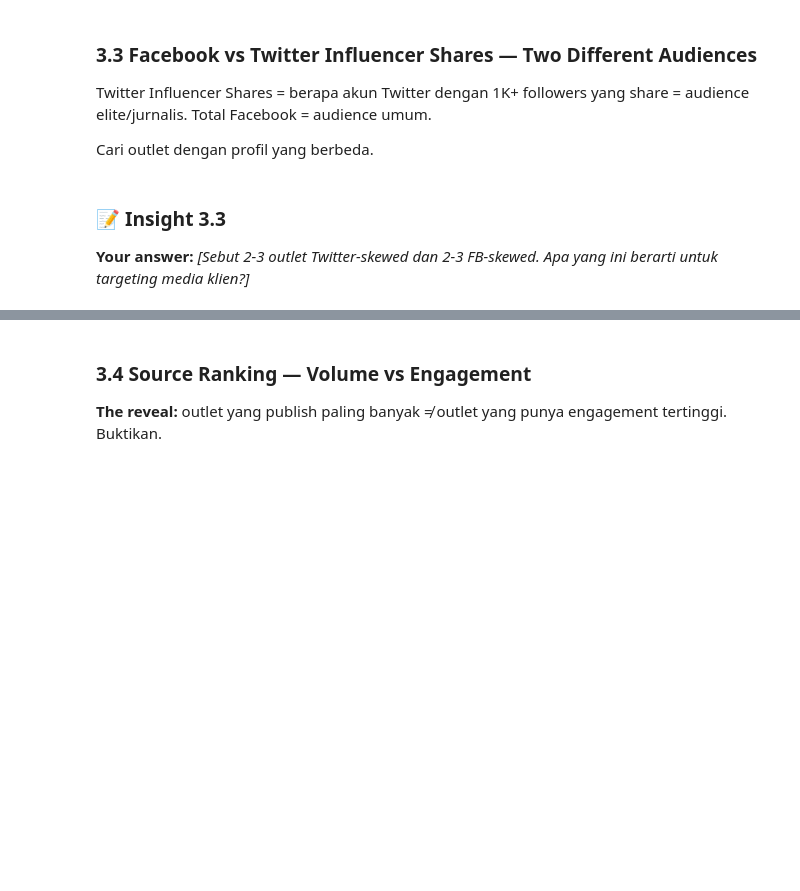
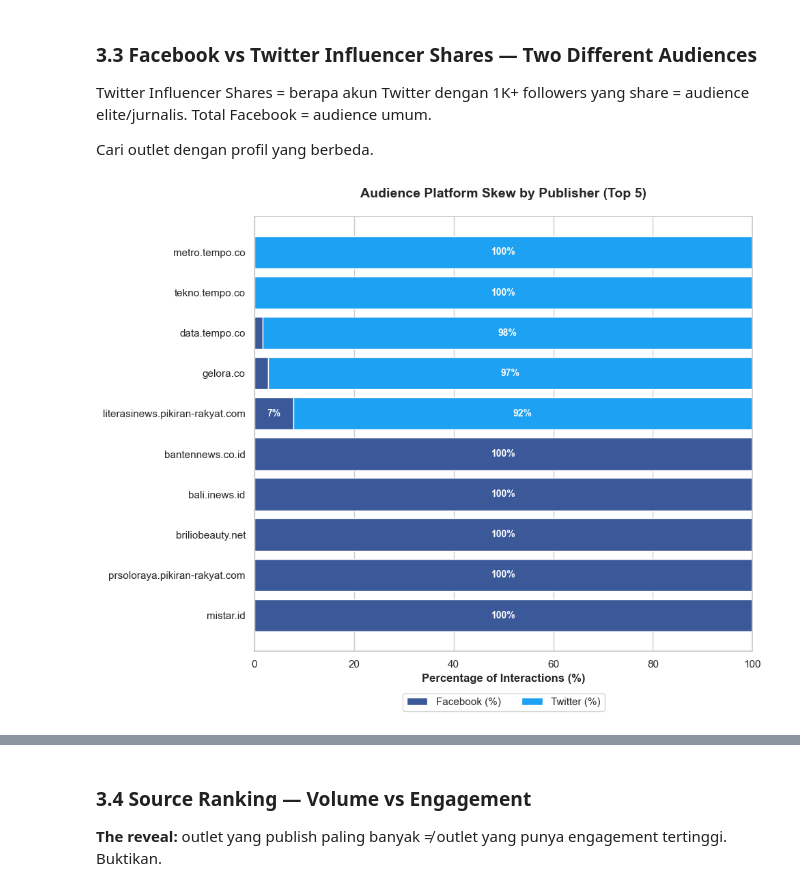
Before and after one commit to nprasetio/maverick-jakarta-air-pollution, a Jupyter notebook: notebooks/analysis.ipynb, the cells around one changed output, grey strips where cells are left out. Saved outputs shown, nothing was run; the diff lists cells and outputs as text; code cells hidden in the pictures; blank space fills up the shorter version.

```diff
--- a/notebooks/analysis.ipynb
+++ b/notebooks/analysis.ipynb
@@ -627,4 +608,73 @@ print(src.sort_values('tw_to_fb_ratio', ascending=True).head(5))
-# %% [markdown]
-### 📝 Insight 3.3
-
-**Your answer:** _[Sebut 2-3 outlet Twitter-skewed dan 2-3 FB-skewed. Apa yang ini berarti untuk targeting media klien?]_
+# %%
+# TODO 3.3 — Facebook vs Twitter Influencer
+
+import matplotlib.pyplot as plt
+import numpy as np
+import pandas as pd
+
+# 1. Aggregate total FB and Twitter interactions per Website
+platform_split = df.groupby('Website')[['Total Facebook', 'Twitter Influencer Shares']].sum()
+platform_split['Total'] = platform_split['Total Facebook'] + platform_split['Twitter Influencer Shares']
+
+# 2. Filter: Only keep websites with >100 total interactions to ensure data validity (remove noise)
+platform_split = platform_split[platform_split['Total'] > 100].copy()
+
+# 3. Calculate percentage ratios
+platform_split['FB_Pct'] = platform_split['Total Facebook'] / platform_split['Total'] * 100
+platform_split['TW_Pct'] = platform_split['Twitter Influencer Shares'] / platform_split['Total'] * 100
+
+# 4. Extract Top 5 Twitter-dominated and Top 5 Facebook-dominated websites
+tw_skewed = platform_split.sort_values('TW_Pct', ascending=False).head(5)
+fb_skewed = platform_split.sort_values('FB_Pct', ascending=False).head(5)
+
+# Combine data for plotting purposes
+plot_data = pd.concat([tw_skewed, fb_skewed])
+
+# 5. Visualize as a Stacked Horizontal Bar Chart
+fig, ax = plt.subplots(figsize=(10, 8)) # Increased height to accommodate 10 bars
+
+y_pos = np.arange(len(plot_data))
+websites = plot_data.index
+
+# Create bars for Facebook (Dark Blue)
+fb_bars = ax.barh(y_pos, plot_data['FB_Pct'], color='#3b5998', edgecolor='white', label='Facebook (%)')
+# Create bars for Twitter (Light Blue), stacked next to Facebook bars
+tw_bars = ax.barh(y_pos, plot_data['TW_Pct'], left=plot_data['FB_Pct'], color='#1da1f2', edgecolor='white', label='Twitter (%)')
+
+# Add percentage values inside the bars
+for fb_bar, tw_bar in zip(fb_bars, tw_bars):
+    fb_width = fb_bar.get_width()
+    tw_width = tw_bar.get_width()
+
+    # Label for Facebook (Only show if the bar is wide enough, e.g., > 5%)
+    if fb_width > 5:
+        ax.text(fb_width / 2, fb_bar.get_y() + fb_bar.get_height() / 2,
+                f'{int(fb_width)}%',
+                ha='center', va='center', color='white', fontweight='bold', fontsize=10)
+
+    # Label for Twitter (Only show if the bar is wide enough, e.g., > 5%)
+    if tw_width > 5:
+        ax.text(fb_width + (tw_width / 2), tw_bar.get_y() + tw_bar.get_height() / 2,
+                f'{int(tw_width)}%',
+                ha='center', va='center', color='white', fontweight='bold', fontsize=10)
+
+# Format axes labels
+ax.set_yticks(y_pos)
+ax.set_yticklabels(websites, fontsize=11)
+ax.invert_yaxis()  # Invert y-axis to read top-to-bottom
+
+ax.set_xlabel('Percentage of Interactions (%)', fontweight='bold')
+ax.set_title('Audience Platform Skew by Publisher (Top 5)', pad=20, fontweight='bold', fontsize=14)
+
+# Move the legend outside the chart to avoid overlapping data
+ax.legend(loc='lower center', bbox_to_anchor=(0.5, -0.15), ncol=2, fontsize=11)
+
+plt.tight_layout()
+
+# Save chart to the outputs directory
+plt.savefig(CHARTS_DIR / '05_platform_skew.png', dpi=150, bbox_inches='tight')
+
+# Display the plot
+plt.show()
+# %% [output]
+[figure, added]
```
Also changed, not shown: parts of 12 cells of this notebook, 2 other files.
